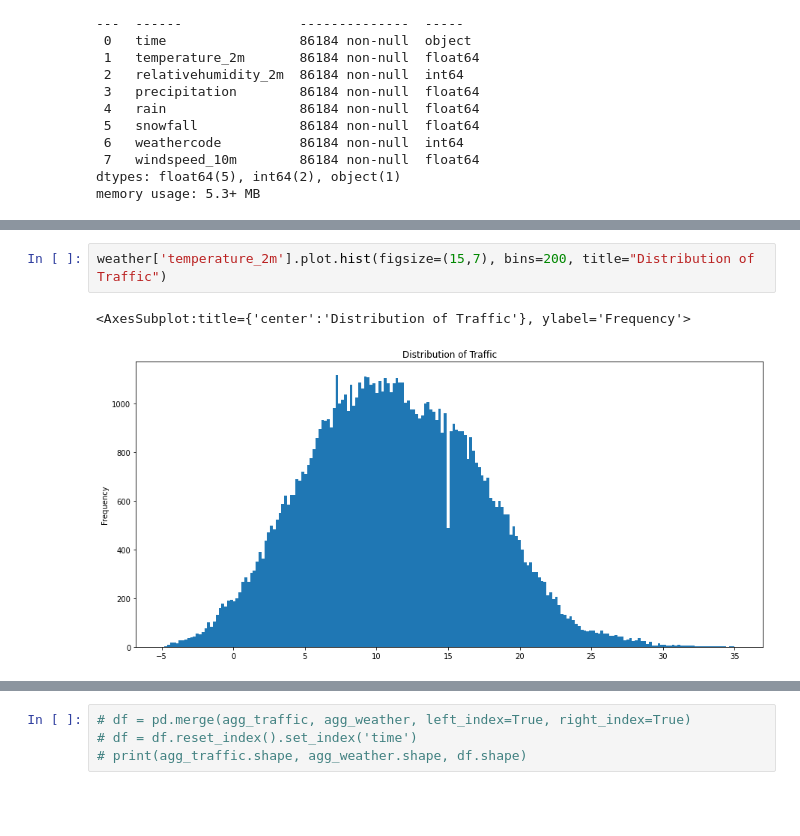
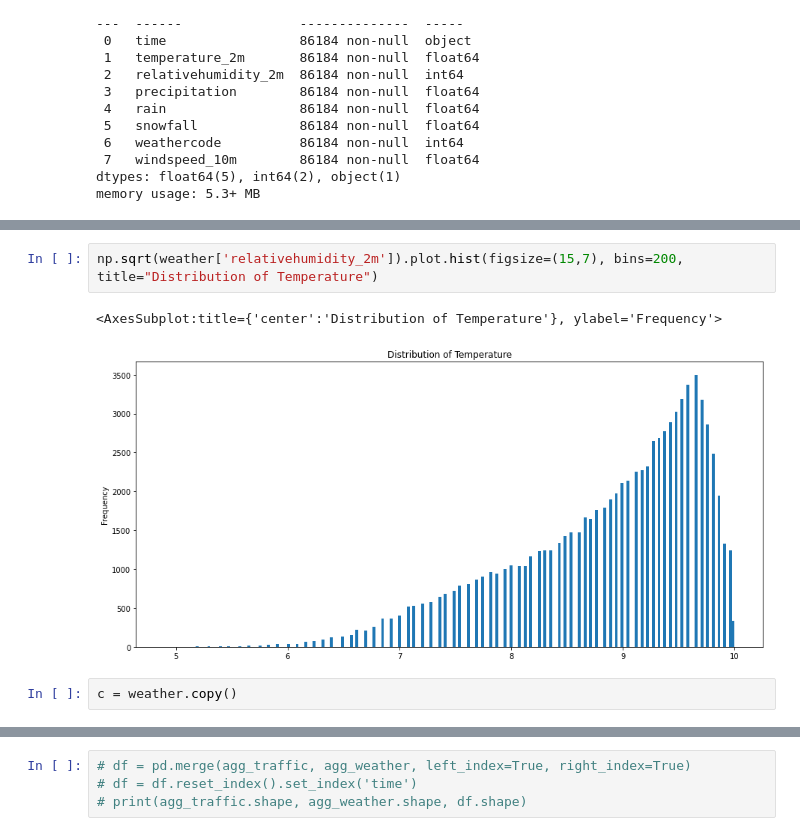
Before and after one commit to poolkit/Traffic-Flow-Forecasting, a Jupyter notebook: Preprocessing.ipynb, the cells around one changed output, grey strips where cells are left out. Drawn from its saved outputs; the diff is of its cells as text; blank space fills up the shorter version.

```diff
--- a/Preprocessing.ipynb
+++ b/Preprocessing.ipynb
@@ -326,5 +357,7 @@ memory usage: 5.3+ MB
 # %%
-weather['temperature_2m'].plot.hist(figsize=(15,7), bins=200, title="Distribution of Traffic")
+np.sqrt(weather['relativehumidity_2m']).plot.hist(figsize=(15,7), bins=200, title="Distribution of Temperature")
 # %% [output]
-<AxesSubplot:title={'center':'Distribution of Traffic'}, ylabel='Frequency'>
+<AxesSubplot:title={'center':'Distribution of Temperature'}, ylabel='Frequency'>
-[figure, old version]
+[figure, new version]
+# %%
+c = weather.copy()
```
Also changed, not shown: parts of 16 cells of this notebook.
